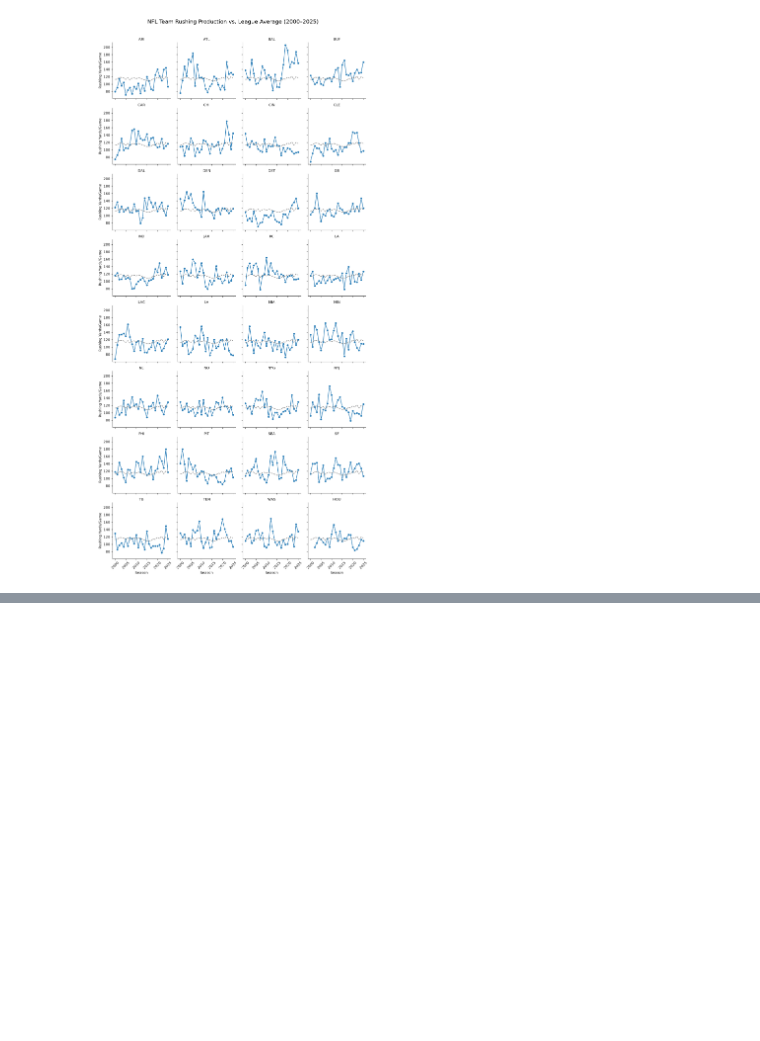
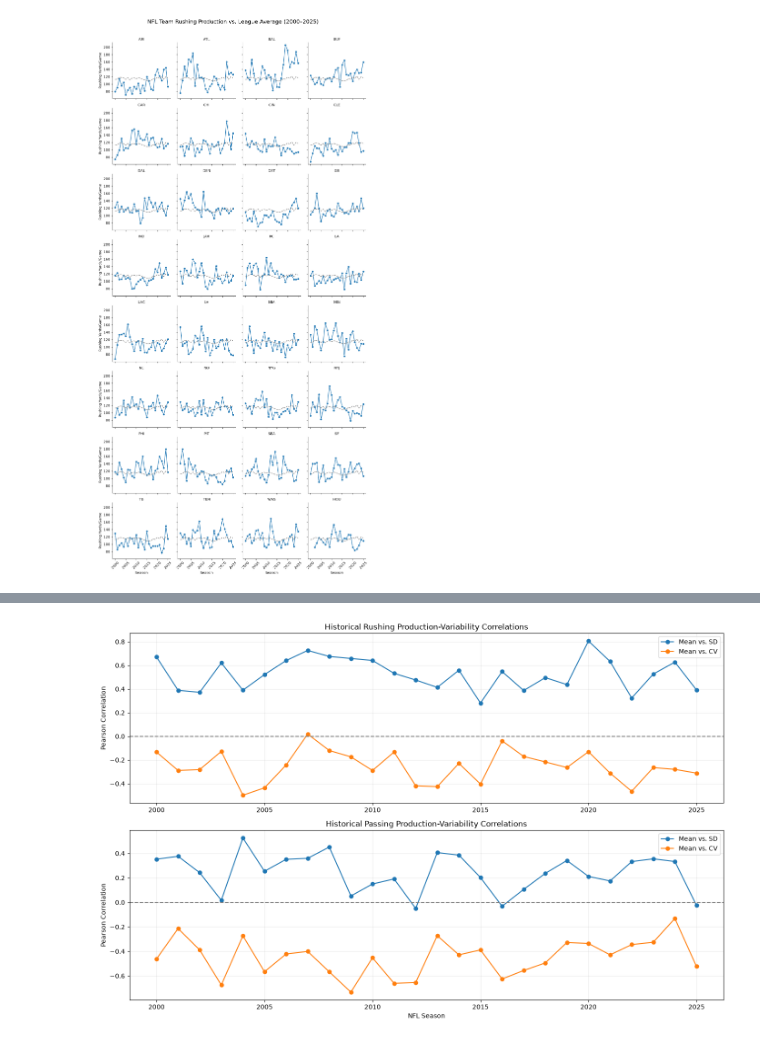
Before and after one commit to EdwardMHutchns/beyondthechains, a Jupyter notebook: notebooks/04_team_season_analysis.ipynb, the cells around one changed output, grey strips where cells are left out. Drawn from its saved outputs; the diff is of its cells as text; code cells hidden in the pictures; blank space fills up the shorter version.

```diff
--- a/notebooks/04_team_season_analysis.ipynb
+++ b/notebooks/04_team_season_analysis.ipynb
@@ -949,0 +1479,81 @@ display(
+# %%
+# to wrap up this section of vaariability we ask
+# Does the relationship between rushing production and variability remain relatively stable across the 26 seasons, or does it change substantially over time?
+
+
+# Correlation between rushing/passing production
+# and variability within each season
+
+season_correlations = (
+    team_season.groupby("season")
+    .apply(
+        lambda df: pd.Series({
+            "rushing_mean_sd_corr":
+                df["rushing_mean"].corr(df["rushing_std"]),
+
+            "rushing_mean_cv_corr":
+                df["rushing_mean"].corr(df["rushing_cv"]),
+
+            "passing_mean_sd_corr":
+                df["passing_mean"].corr(df["passing_std"]),
+
+            "passing_mean_cv_corr":
+                df["passing_mean"].corr(df["passing_cv"])
+        }),
+        include_groups=False
+    )
+    .reset_index()
+)
+
+display(season_correlations.round(3))
+
+
+
+fig, axes = plt.subplots(2, 1, figsize=(14, 9))
+
+# Rushing relationships
+axes[0].plot(
+    season_correlations["season"],
+    season_correlations["rushing_mean_sd_corr"],
+    marker="o",
+    label="Mean vs. SD"
+)
+
+axes[0].plot(
+    season_correlations["season"],
+    season_correlations["rushing_mean_cv_corr"],
+    marker="o",
+    label="Mean vs. CV"
+)
+
+axes[0].axhline(0, color="gray", linestyle="--")
+axes[0].set_title("Historical Rushing Production-Variability Correlations")
+axes[0].set_ylabel("Pearson Correlation")
+axes[0].legend()
+axes[0].grid(alpha=0.25)
+
+# Passing relationships
+axes[1].plot(
+    season_correlations["season"],
+    season_correlations["passing_mean_sd_corr"],
+    marker="o",
+    label="Mean vs. SD"
+)
+
+axes[1].plot(
+    season_correlations["season"],
+    season_correlations["passing_mean_cv_corr"],
+    marker="o",
+    label="Mean vs. CV"
+)
+
+axes[1].axhline(0, color="gray", linestyle="--")
+axes[1].set_title("Historical Passing Production-Variability Correlations")
+axes[1].set_xlabel("NFL Season")
+axes[1].set_ylabel("Pearson Correlation")
+axes[1].legend()
+axes[1].grid(alpha=0.25)
+
+plt.tight_layout()
+plt.show()
+# %% [output]
@@ -949,0 +1577 @@ display(
+[figure, added]
```
Also changed, not shown: parts of 20 cells of this notebook.
